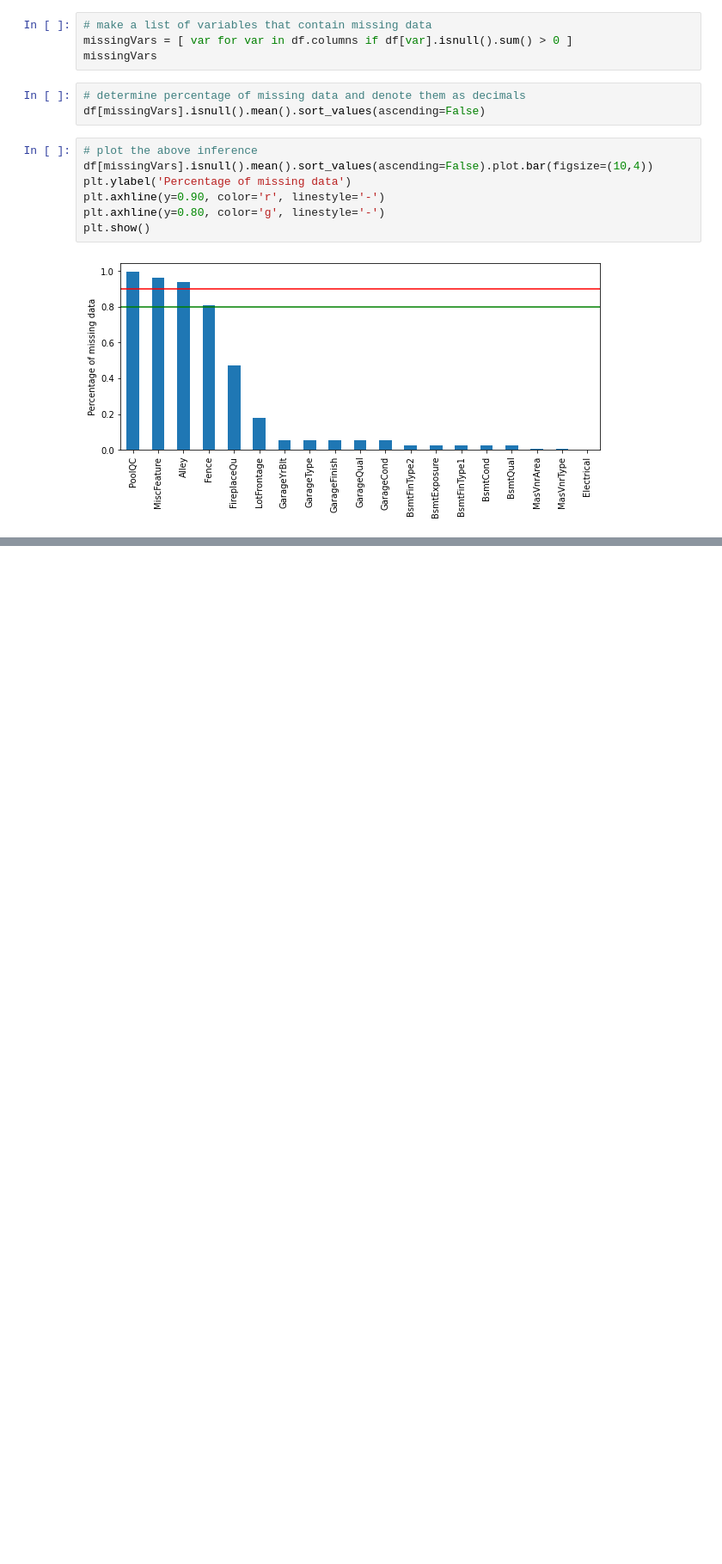
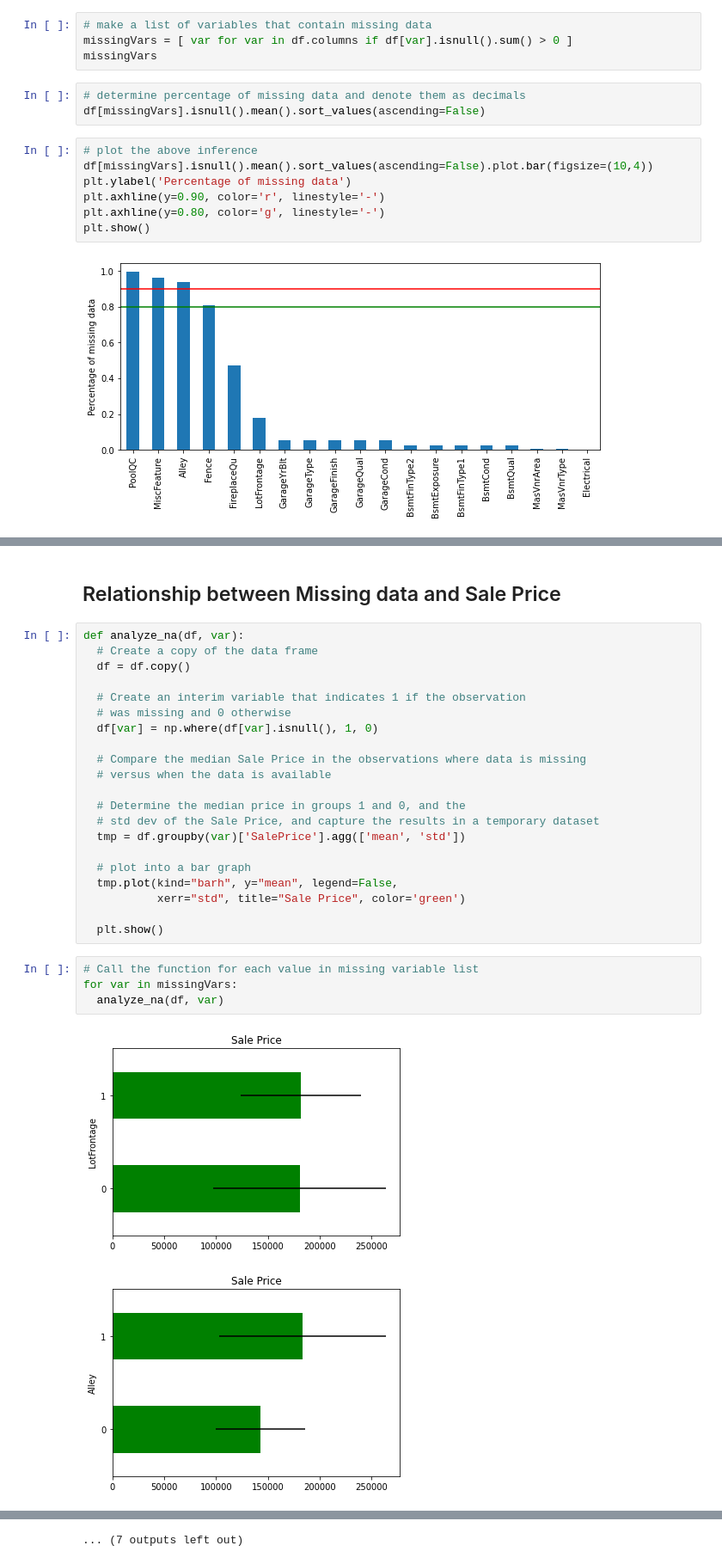
Before and after one commit to SambhaviPD/Colab-Notebooks, a Jupyter notebook: House_Price_Data_set_EDA.ipynb, the cells around one changed output, grey strips where cells are left out. Shown at 86% size. Cells and saved outputs as stored; diff of their text form; blank space fills up the shorter version.

```diff
--- a/House_Price_Data_set_EDA.ipynb
+++ b/House_Price_Data_set_EDA.ipynb
@@ -115,0 +143,30 @@ plt.show()
+# %% [markdown]
+## Relationship between Missing data and Sale Price
+# %%
+def analyze_na(df, var):
+  # Create a copy of the data frame
+  df = df.copy()
+
+  # Create an interim variable that indicates 1 if the observation
+  # was missing and 0 otherwise
+  df[var] = np.where(df[var].isnull(), 1, 0)
+
+  # Compare the median Sale Price in the observations where data is missing
+  # versus when the data is available
+
+  # Determine the median price in groups 1 and 0, and the
+  # std dev of the Sale Price, and capture the results in a temporary dataset
+  tmp = df.groupby(var)['SalePrice'].agg(['mean', 'std'])
+
+  # plot into a bar graph
+  tmp.plot(kind="barh", y="mean", legend=False,
+           xerr="std", title="Sale Price", color='green')
+
+  plt.show()
+# %%
+# Call the function for each value in missing variable list
+for var in missingVars:
+  analyze_na(df, var)
+# %% [output]
+[figure, added]
+[figure, added]
@@ -115,0 +183 @@ plt.show()
+... (7 outputs left out)
```
Also changed, not shown: parts of 10 cells of this notebook.
